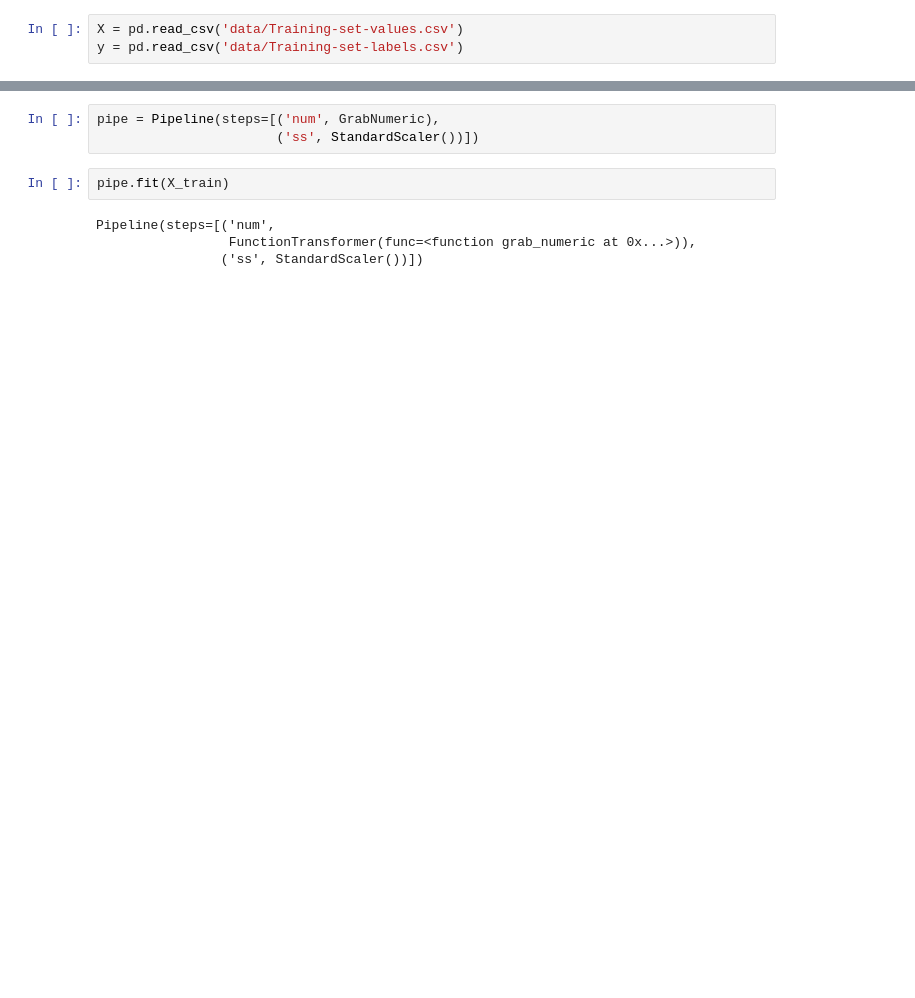
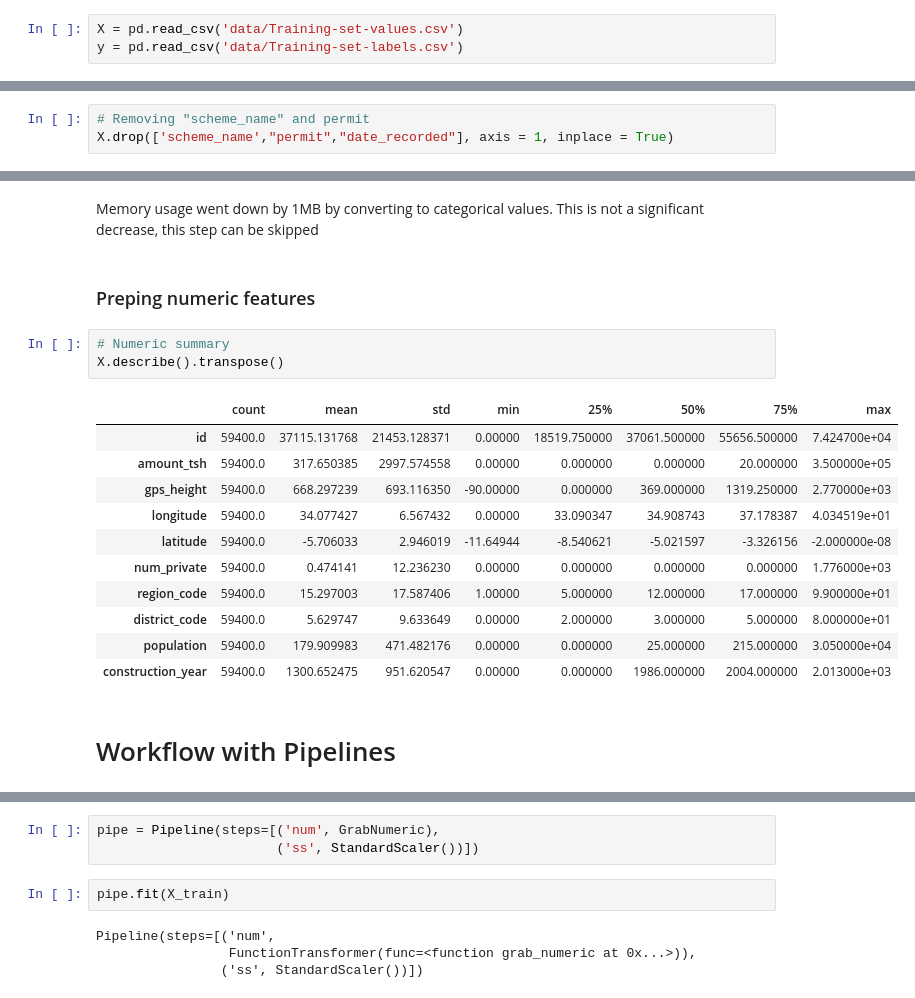
Before and after one commit to UpGoerFive/Tanzania-Well-Project, a Jupyter notebook: vale_workflow.ipynb, the cells around one changed output, grey strips where cells are left out. Drawn from its saved outputs; the diff is of its cells as text; blank space fills up the shorter version.

Commit message:
updated workflow notebook

```diff
--- a/vale_workflow.ipynb
+++ b/vale_workflow.ipynb
@@ -78,0 +406,3 @@ GrabNumeric = FunctionTransformer(grab_numeric)
+# %%
+# Removing "scheme_name" and permit
+X.drop(['scheme_name',"permit","date_recorded"], axis = 1, inplace = True)
@@ -78,0 +465,21 @@ GrabNumeric = FunctionTransformer(grab_numeric)
+# %% [markdown]
+Memory usage went down by 1MB by converting to categorical values. This is not a significant decrease, this step can be skipped
+# %% [markdown]
+### Preping numeric features
+# %%
+# Numeric summary
+X.describe().transpose()
+# %% [output]
+|  | count | mean | std | min | 25% | 50% | 75% | max |
+| id | 59400.0 | 37115.131768 | 21453.128371 | 0.00000 | 18519.750000 | 37061.500000 | 55656.500000 | 7.424700e+04 |
+| amount_tsh | 59400.0 | 317.650385 | 2997.574558 | 0.00000 | 0.000000 | 0.000000 | 20.000000 | 3.500000e+05 |
+| gps_height | 59400.0 | 668.297239 | 693.116350 | -90.00000 | 0.000000 | 369.000000 | 1319.250000 | 2.770000e+03 |
+| longitude | 59400.0 | 34.077427 | 6.567432 | 0.00000 | 33.090347 | 34.908743 | 37.178387 | 4.034519e+01 |
+| latitude | 59400.0 | -5.706033 | 2.946019 | -11.64944 | -8.540621 | -5.021597 | -3.326156 | -2.000000e-08 |
+| num_private | 59400.0 | 0.474141 | 12.236230 | 0.00000 | 0.000000 | 0.000000 | 0.000000 | 1.776000e+03 |
+| region_code | 59400.0 | 15.297003 | 17.587406 | 1.00000 | 5.000000 | 12.000000 | 17.000000 | 9.900000e+01 |
+| district_code | 59400.0 | 5.629747 | 9.633649 | 0.00000 | 2.000000 | 3.000000 | 5.000000 | 8.000000e+01 |
+| population | 59400.0 | 179.909983 | 471.482176 | 0.00000 | 0.000000 | 25.000000 | 215.000000 | 3.050000e+04 |
+| construction_year | 59400.0 | 1300.652475 | 951.620547 | 0.00000 | 0.000000 | 1986.000000 | 2004.000000 | 2.013000e+03 |
+# %% [markdown]
+# Workflow with Pipelines
```
Also changed, not shown: parts of 93 cells of this notebook.
